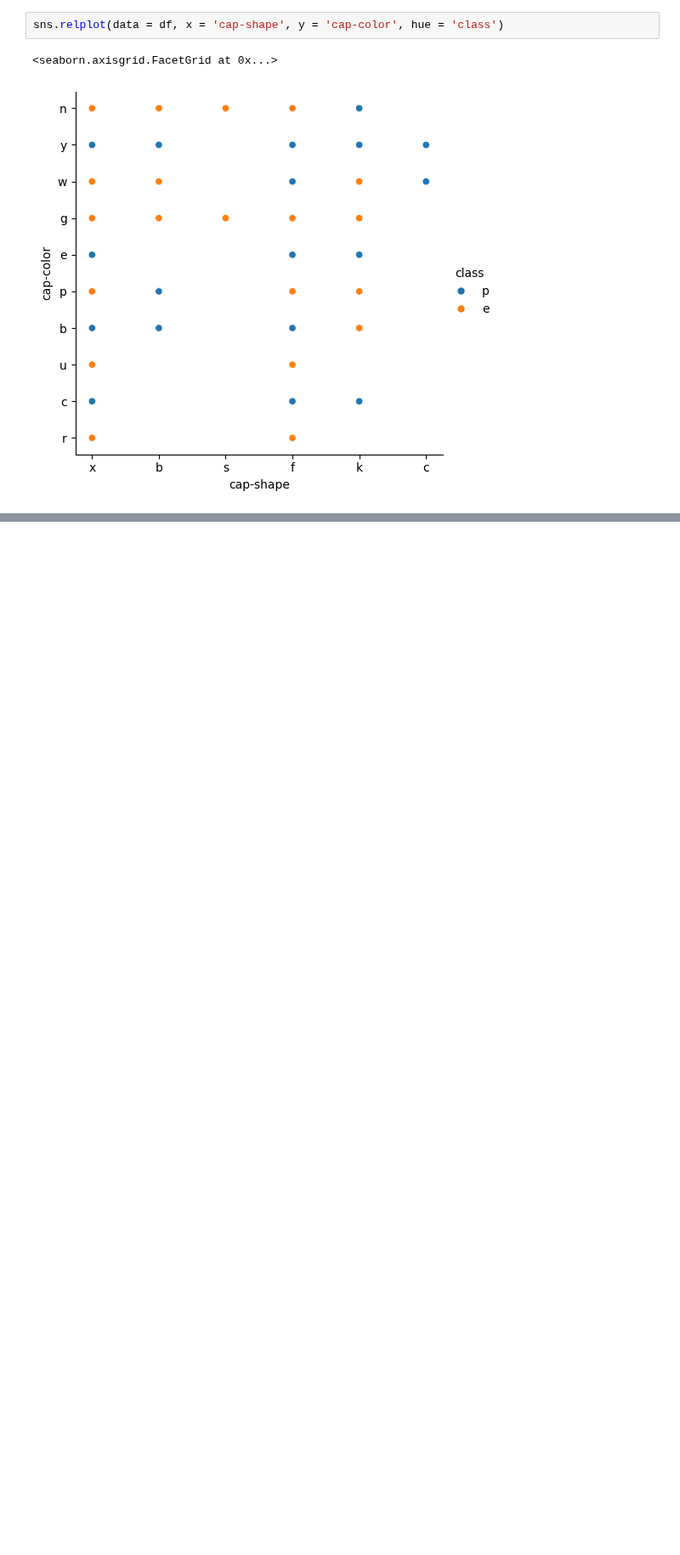
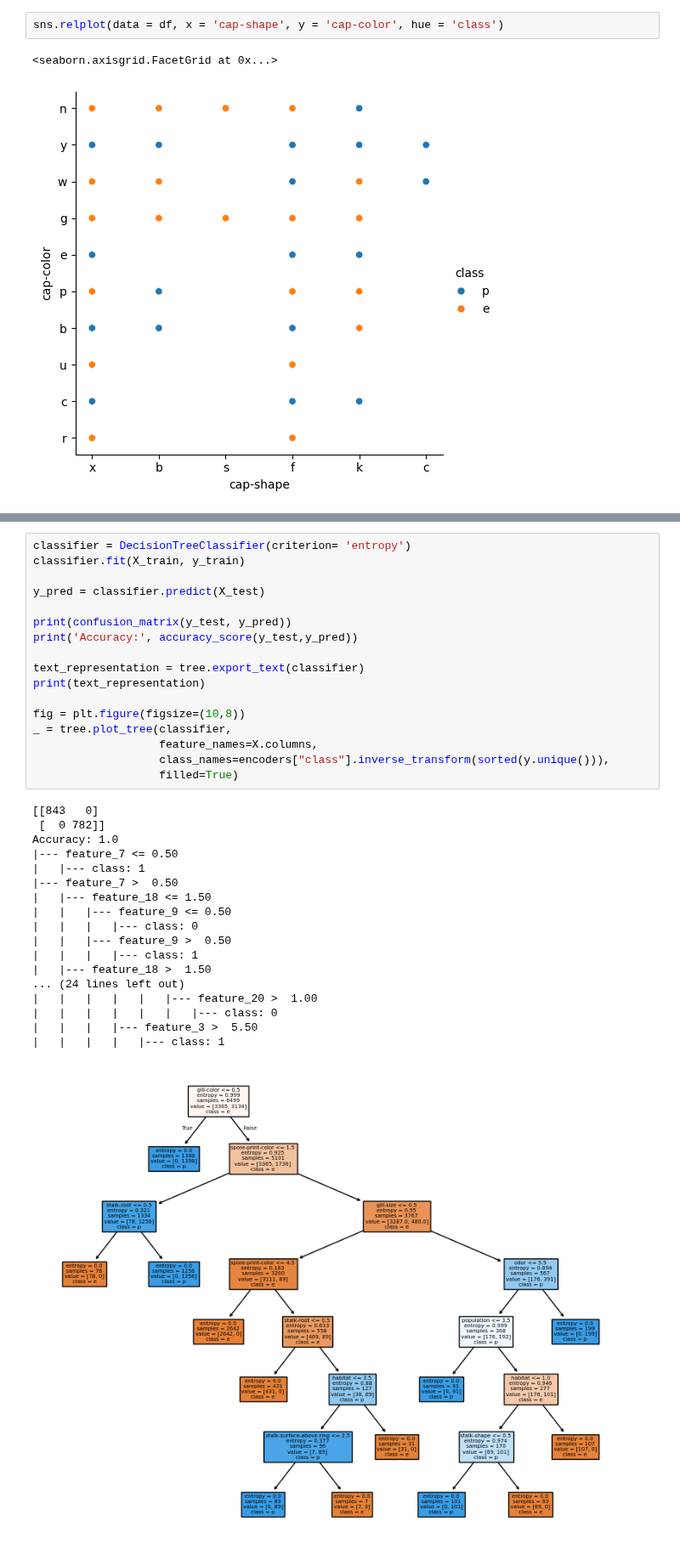
Before and after one commit to DocBrown85/data-analysis-with-python, a Jupyter notebook: classification-analysis/decision-tree/decision_tree_mushrooms.ipynb, the cells around one changed output, grey strips where cells are left out. Shown at 85% size. Cells and saved outputs as stored; diff of their text form; blank space fills up the shorter version.

```diff
--- a/classification-analysis/decision-tree/decision_tree_mushrooms.ipynb
+++ b/classification-analysis/decision-tree/decision_tree_mushrooms.ipynb
@@ -111,0 +209,36 @@ sns.relplot(data = df, x = 'cap-shape', y = 'cap-color', hue = 'class')
+# %%
+classifier = DecisionTreeClassifier(criterion= 'entropy')
+classifier.fit(X_train, y_train)
+
+y_pred = classifier.predict(X_test)
+
+print(confusion_matrix(y_test, y_pred))
+print('Accuracy:', accuracy_score(y_test,y_pred))
+
+text_representation = tree.export_text(classifier)
+print(text_representation)
+
+fig = plt.figure(figsize=(10,8))
+_ = tree.plot_tree(classifier,
+                   feature_names=X.columns,
+                   class_names=encoders["class"].inverse_transform(sorted(y.unique())),
+                   filled=True)
+# %% [output]
+[[843   0]
+ [  0 782]]
+Accuracy: 1.0
+|--- feature_7 <= 0.50
+|   |--- class: 1
+|--- feature_7 >  0.50
+|   |--- feature_18 <= 1.50
+|   |   |--- feature_9 <= 0.50
+|   |   |   |--- class: 0
+|   |   |--- feature_9 >  0.50
+|   |   |   |--- class: 1
+|   |--- feature_18 >  1.50
+... (24 lines left out)
+|   |   |   |   |   |--- feature_20 >  1.00
+|   |   |   |   |   |   |--- class: 0
+|   |   |   |--- feature_3 >  5.50
+|   |   |   |   |--- class: 1
+[figure, added]
```
Also changed, not shown: parts of 19 cells of this notebook.
